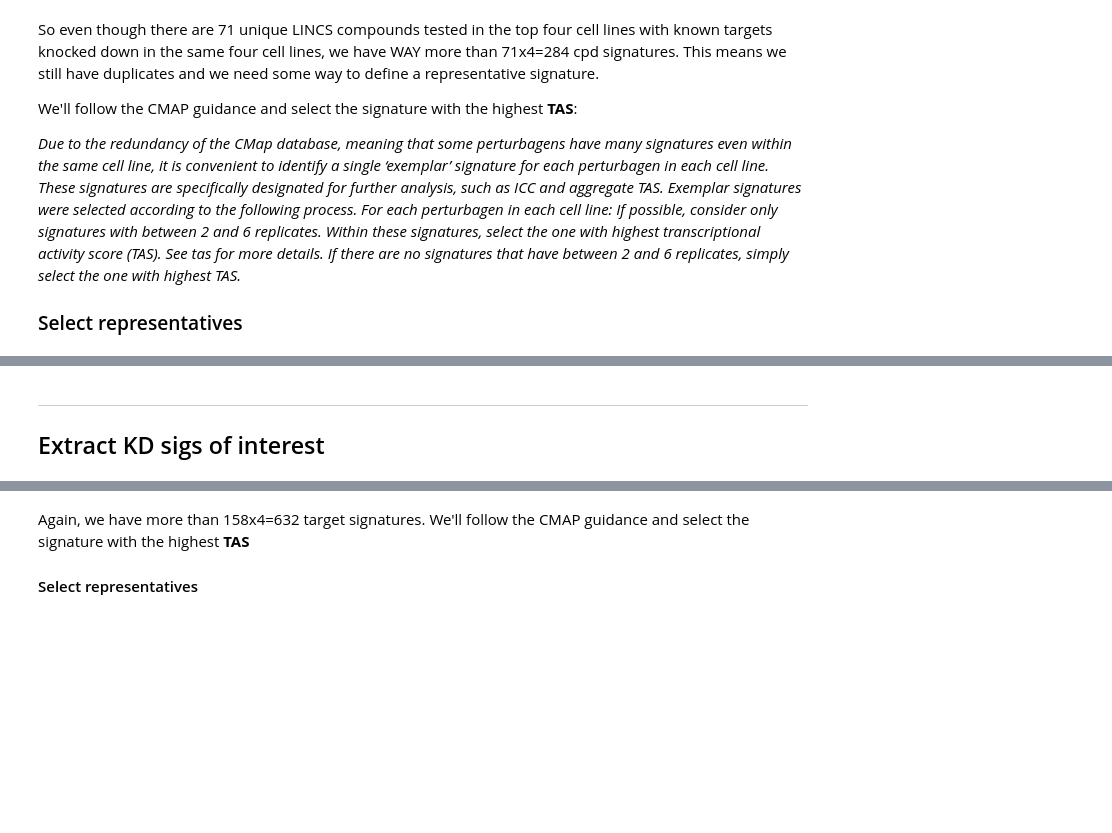
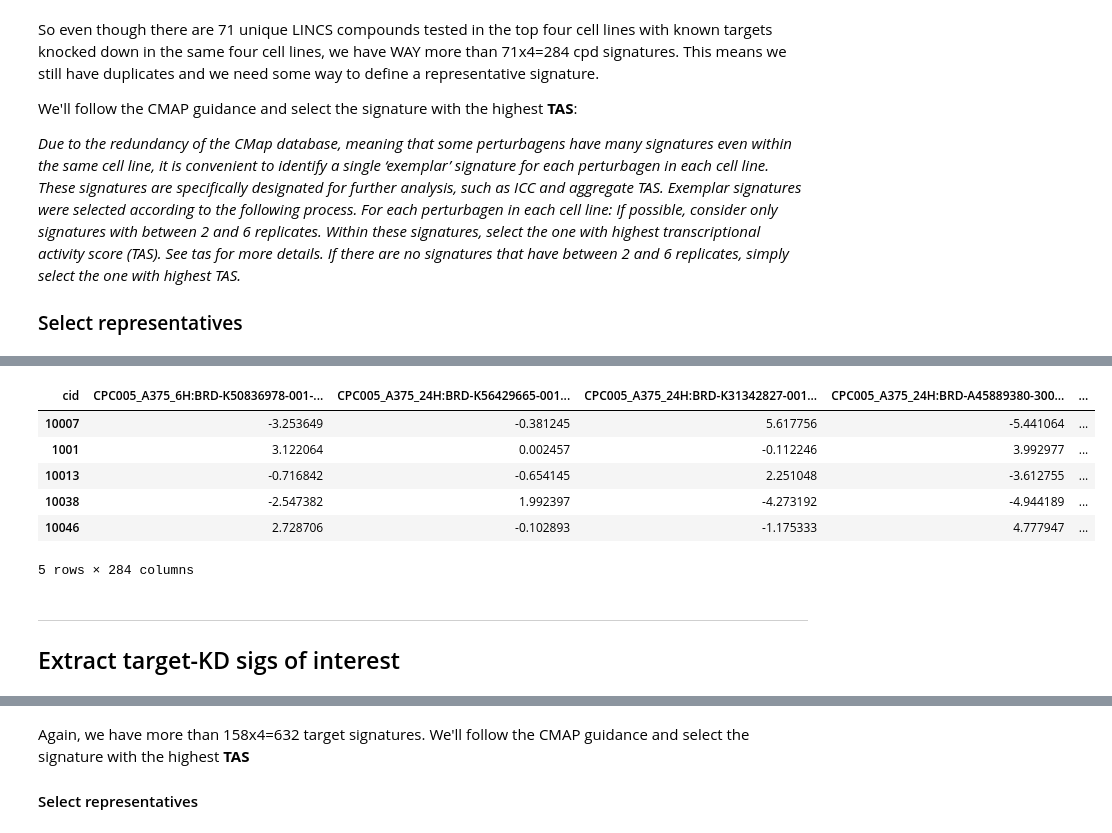
Before and after one commit to npabon/LINCS_target_prediction, a Jupyter notebook: LINCS_data_prep.ipynb, the cells around one changed output, grey strips where cells are left out. Drawn from its saved outputs; the diff is of its cells as text; code cells hidden in the pictures; blank space fills up the shorter version.

```diff
--- a/LINCS_data_prep.ipynb
+++ b/LINCS_data_prep.ipynb
@@ -445,14 +481,24 @@ phase_2_top_4_cpd_sigs.rename(lambda x: x[2:-1], inplace=True)
 top_4_cpd_sigs = pd.concat([phase_1_top_4_cpd_sigs, phase_2_top_4_cpd_sigs], axis=1)
 # %%
 # discard all but landmark gene values
-top_4_cpd_lm_sigs = top_4_cpd_sigs[top_4_cpd_sigs.index.isin(lm_gene_ids)]
+top_4_cpd_lm_sigs = top_4_cpd_sigs[top_4_cpd_sigs.index.isin(lm_gene_ids)].copy()
 # %%
 # reformat the sig_ids so they are nice strings
 top_4_cpd_lm_sigs = top_4_cpd_lm_sigs.T.rename(lambda x: x.lstrip('b\'').rstrip('\'')).T
 top_4_cpd_lm_sigs.to_csv('checkpoint_files/top_4_cpd_lm_sigs.csv')
+# %%
+top_4_cpd_lm_sigs.head()
+# %% [output]
+| cid | CPC005_A375_6H:BRD-K50836978-001-... | CPC005_A375_24H:BRD-K56429665-001... | CPC005_A375_24H:BRD-K31342827-001... | CPC005_A375_24H:BRD-A45889380-300... | ... |
+| 10007 | -3.253649 | -0.381245 | 5.617756 | -5.441064 | ... |
+| 1001 | 3.122064 | 0.002457 | -0.112246 | 3.992977 | ... |
+| 10013 | -0.716842 | -0.654145 | 2.251048 | -3.612755 | ... |
+| 10038 | -2.547382 | 1.992397 | -4.273192 | -4.944189 | ... |
+| 10046 | 2.728706 | -0.102893 | -1.175333 | 4.777947 | ... |
+5 rows × 284 columns
 # %% [markdown]
 ___
-## Extract KD sigs of interest
+## Extract target-KD sigs of interest
 # %%
 # extract sigs from the top 4 cell lines from gene KDs we're interested in
 top_4_gold_target_kd_sigs = gold_kd_sigs[(gold_kd_sigs['cell_id'].isin(top_4_cell_lines)) &
```
Also changed, not shown: parts of 31 cells of this notebook.
